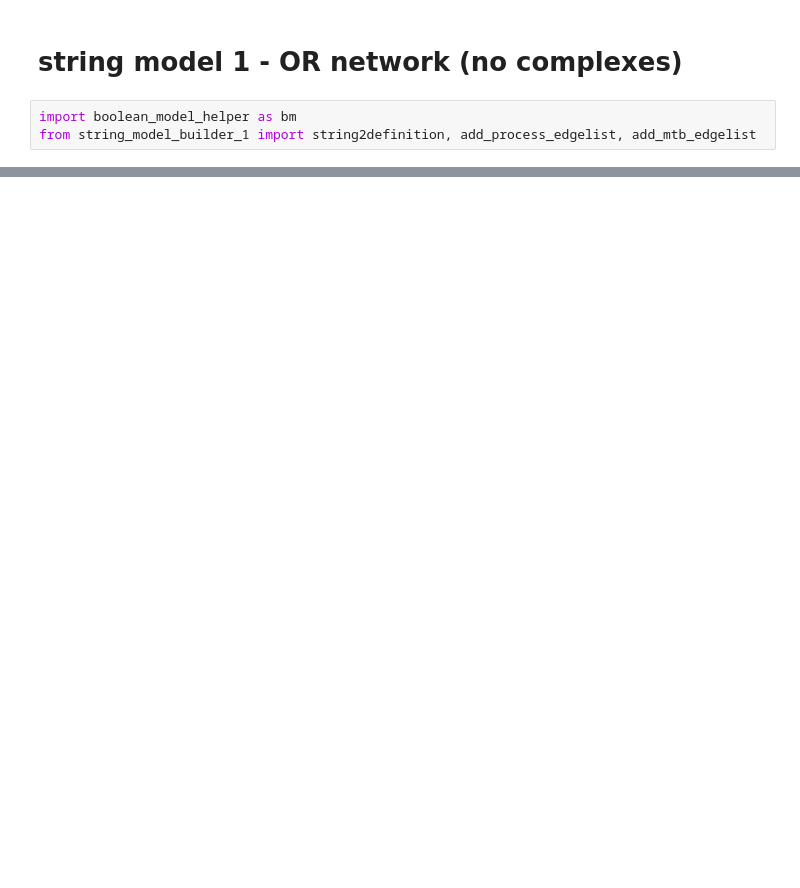
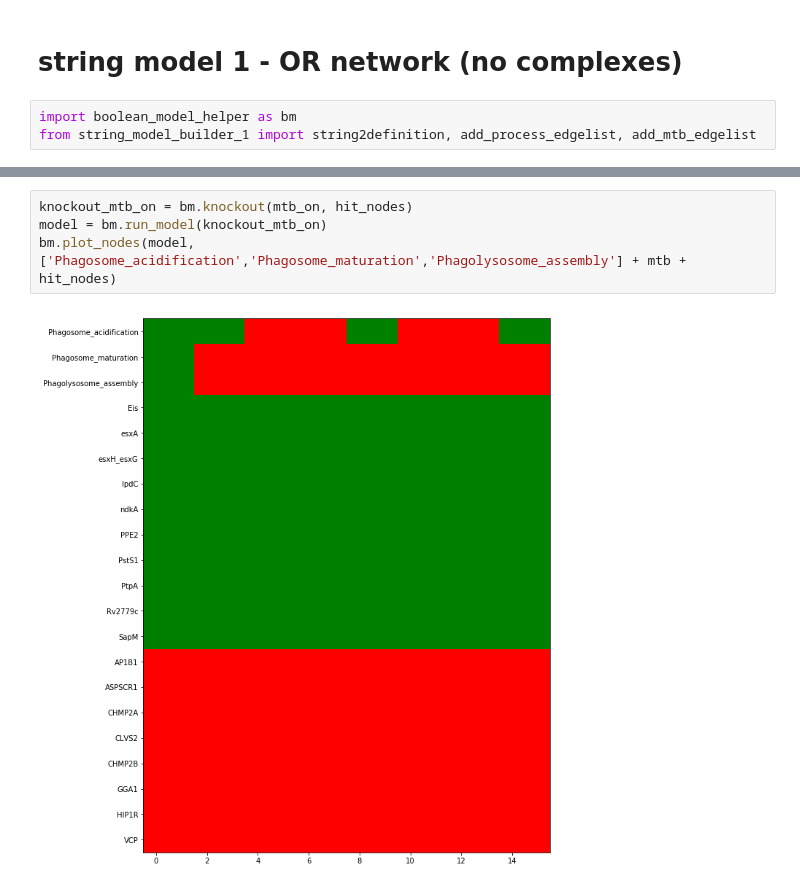
Before and after one commit to charlies-b/rp1, a Jupyter notebook: string-model-1.ipynb, the cells around one changed output, grey strips where cells are left out. Saved outputs shown, nothing was run; the diff lists cells and outputs as text; blank space fills up the shorter version.

```diff
--- a/string-model-1.ipynb
+++ b/string-model-1.ipynb
@@ -37,0 +49,6 @@ NameError: global name 'labels' is not defined
+# %%
+knockout_mtb_on = bm.knockout(mtb_on, hit_nodes)
+model = bm.run_model(knockout_mtb_on)
+bm.plot_nodes(model, ['Phagosome_acidification','Phagosome_maturation','Phagolysosome_assembly'] + mtb + hit_nodes)
+# %% [output]
+[figure, added]
```
Also changed, not shown: parts of 11 cells of this notebook.
